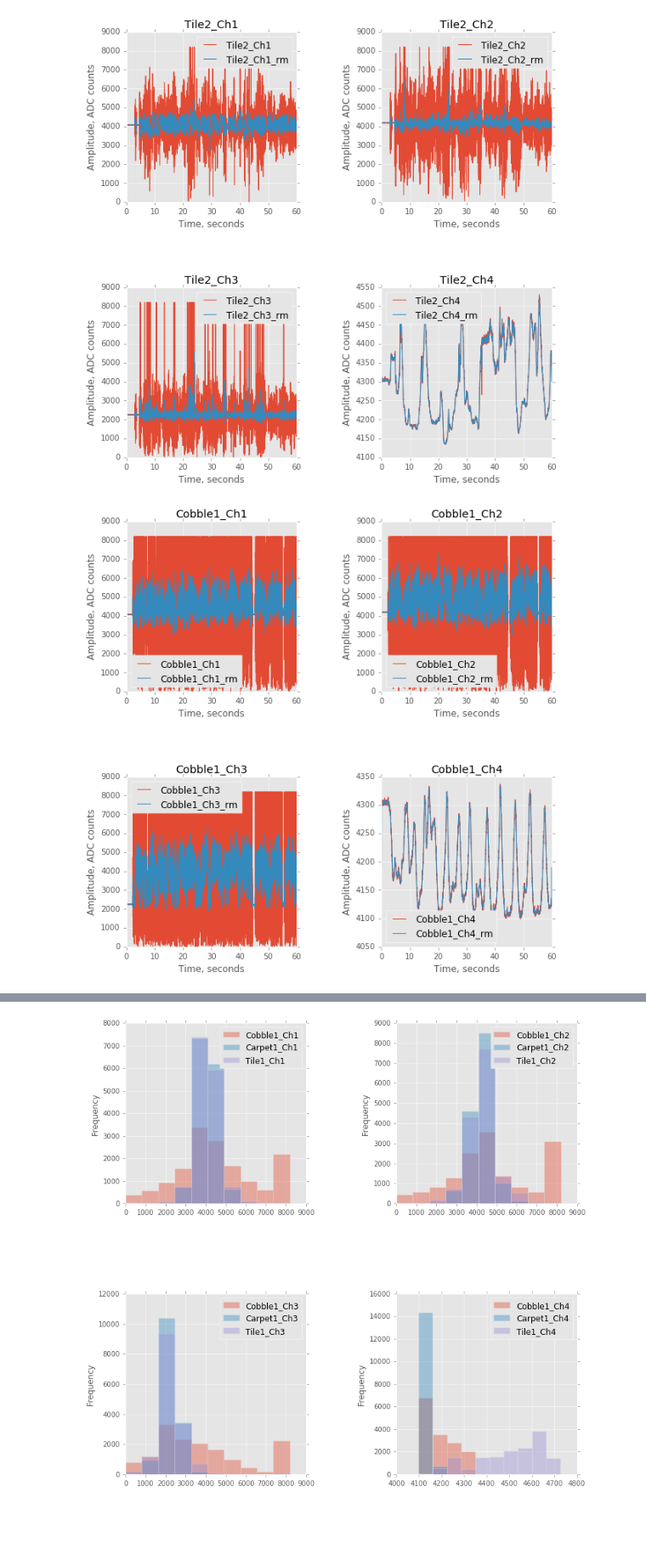
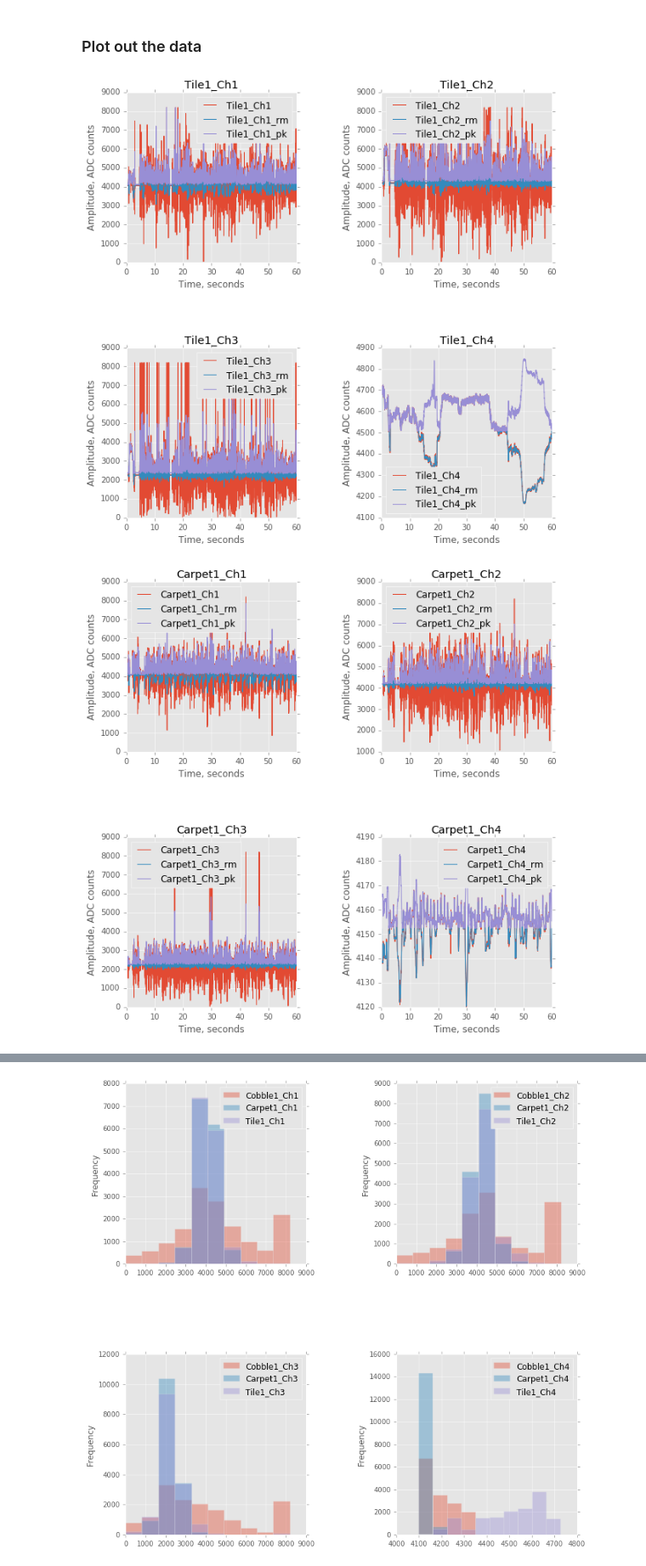
Before and after one commit to MoreCoffee12/AccelPlot, a Jupyter notebook: PythonScripts/ExploratoryAnalysis.ipynb, the cells around one changed output, grey strips where cells are left out. Shown: that part at 85% size. Drawn from its saved outputs; the diff is of its cells as text; code cells hidden in the pictures; blank space fills up the shorter version.

```diff
--- a/PythonScripts/ExploratoryAnalysis.ipynb
+++ b/PythonScripts/ExploratoryAnalysis.ipynb
@@ -113,28 +145,28 @@ def plotFolder(strFolder):
     fig.subplots_adjust(wspace=.5, hspace=0.5)
 
     strColName = strFolder+'_Ch1'
-    ax = dfData.plot(x='t', y=[strColName, strColName+'_rm'],
+    ax = dfData.plot(x='t', y=[strColName, strColName+'_rm', strColName+'_pk'],
                      ax=axes[0,0], legend=True, figsize=(10,10))
     ax.set_xlabel('Time, seconds')
     ax.set_ylabel('Amplitude, ADC counts')
     ax.set_title(strColName)
 
     strColName = strFolder+'_Ch2'
-    ax = dfData.plot(x='t', y=[strColName, strColName+'_rm'],
+    ax = dfData.plot(x='t', y=[strColName, strColName+'_rm', strColName+'_pk'],
                      ax=axes[0,1], legend=True, figsize=(10,10))
     ax.set_xlabel('Time, seconds')
     ax.set_ylabel('Amplitude, ADC counts')
     ax.set_title(strColName)
 
     strColName = strFolder+'_Ch3'
-    ax = dfData.plot(x='t', y=[strColName, strColName+'_rm'],
+    ax = dfData.plot(x='t', y=[strColName, strColName+'_rm', strColName+'_pk'],
                      ax=axes[1,0], legend=True, figsize=(10,10))
     ax.set_xlabel('Time, seconds')
     ax.set_ylabel('Amplitude, ADC counts')
     ax.set_title(strColName)
 
     strColName = strFolder+'_Ch4'
-    ax = dfData.plot(x='t', y=[strColName, strColName+'_rm'],
+    ax = dfData.plot(x='t', y=[strColName, strColName+'_rm', strColName+'_pk'],
                      ax=axes[1,1], legend=True, figsize=(10,10))
     ax.set_xlabel('Time, seconds')
     ax.set_ylabel('Amplitude, ADC counts')
@@ -216,6 +246,9 @@ dfData['t'] = pd.Series(np.divide(range(0,len(dfData.index)),D_SAMPLING_FREQUENC
+# %% [markdown]
+### Plot out the data
 # %%
-plotFolder(strFolder)
+plotFolder('Tile1')
+plotFolder('Carpet1')
 plotFolder('Cobble1')
 # %% [output]
-[figure, old version]
+[figure, new version]
-[figure, old version]
+[figure, new version]
```
Also changed, not shown: parts of 38 cells of this notebook.
